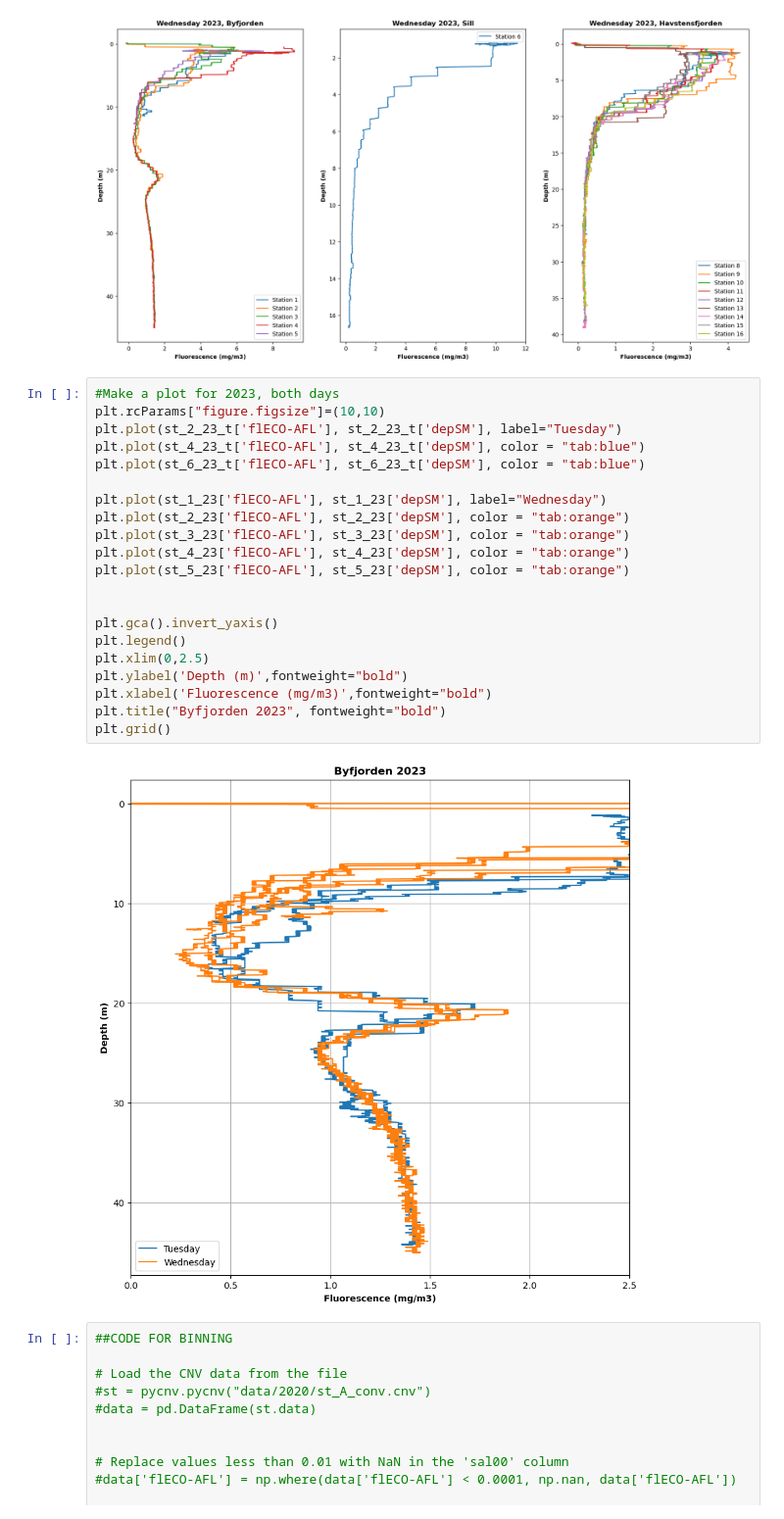
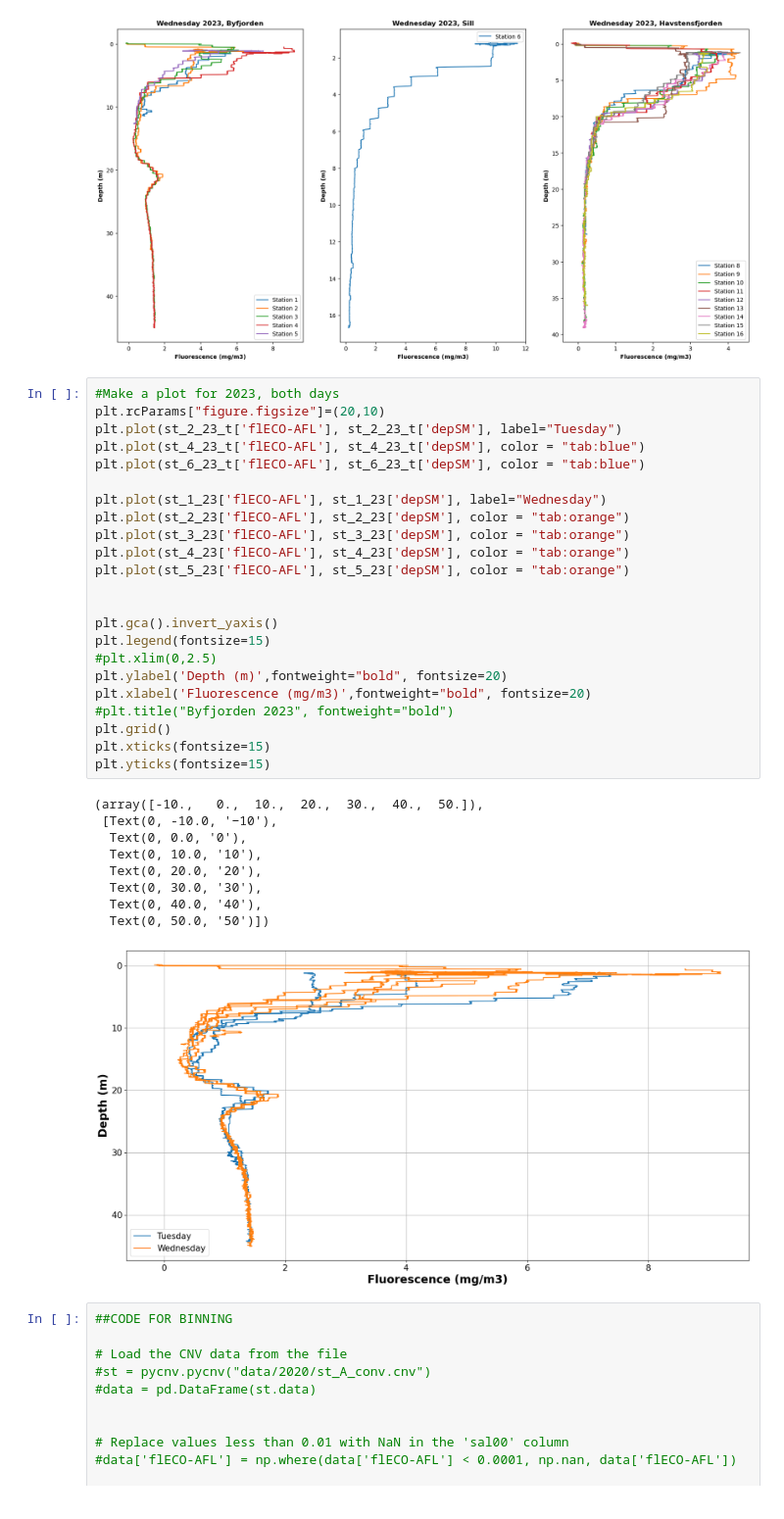
Before and after one commit to haganjam/MAR440_2023, a Jupyter notebook: code/CTD_plot_script.ipynb, the cells around one changed output. Shown at 98% size. Saved outputs shown, nothing was run; the diff lists cells and outputs as text.

```diff
--- a/code/CTD_plot_script.ipynb
+++ b/code/CTD_plot_script.ipynb
@@ -675,27 +711,37 @@ Text(0.5, 1.0, 'Wednesday 2023, Havstensfjorden')
 [figure]
 # %%
 #Make a plot for 2023, both days
-plt.rcParams["figure.figsize"]=(10,10)
+plt.rcParams["figure.figsize"]=(20,10)
 plt.plot(st_2_23_t['flECO-AFL'], st_2_23_t['depSM'], label="Tuesday")
 plt.plot(st_4_23_t['flECO-AFL'], st_4_23_t['depSM'], color = "tab:blue")
 plt.plot(st_6_23_t['flECO-AFL'], st_6_23_t['depSM'], color = "tab:blue")
 
 plt.plot(st_1_23['flECO-AFL'], st_1_23['depSM'], label="Wednesday")
 plt.plot(st_2_23['flECO-AFL'], st_2_23['depSM'], color = "tab:orange")
 plt.plot(st_3_23['flECO-AFL'], st_3_23['depSM'], color = "tab:orange")
 plt.plot(st_4_23['flECO-AFL'], st_4_23['depSM'], color = "tab:orange")
 plt.plot(st_5_23['flECO-AFL'], st_5_23['depSM'], color = "tab:orange")
 
 
 plt.gca().invert_yaxis()
-plt.legend()
-plt.xlim(0,2.5)
-plt.ylabel('Depth (m)',fontweight="bold")
-plt.xlabel('Fluorescence (mg/m3)',fontweight="bold")
-plt.title("Byfjorden 2023", fontweight="bold")
+plt.legend(fontsize=15)
+#plt.xlim(0,2.5)
+plt.ylabel('Depth (m)',fontweight="bold", fontsize=20)
+plt.xlabel('Fluorescence (mg/m3)',fontweight="bold", fontsize=20)
+#plt.title("Byfjorden 2023", fontweight="bold")
 plt.grid()
+plt.xticks(fontsize=15)
+plt.yticks(fontsize=15)
 # %% [output]
+(array([-10.,   0.,  10.,  20.,  30.,  40.,  50.]),
+ [Text(0, -10.0, '−10'),
+  Text(0, 0.0, '0'),
+  Text(0, 10.0, '10'),
+  Text(0, 20.0, '20'),
+  Text(0, 30.0, '30'),
+  Text(0, 40.0, '40'),
+  Text(0, 50.0, '50')])
-[figure, old version]
+[figure, new version]
 # %%
 ##CODE FOR BINNING
 
```
Also changed, not shown: parts of 8 cells of this notebook, 6 other files.
